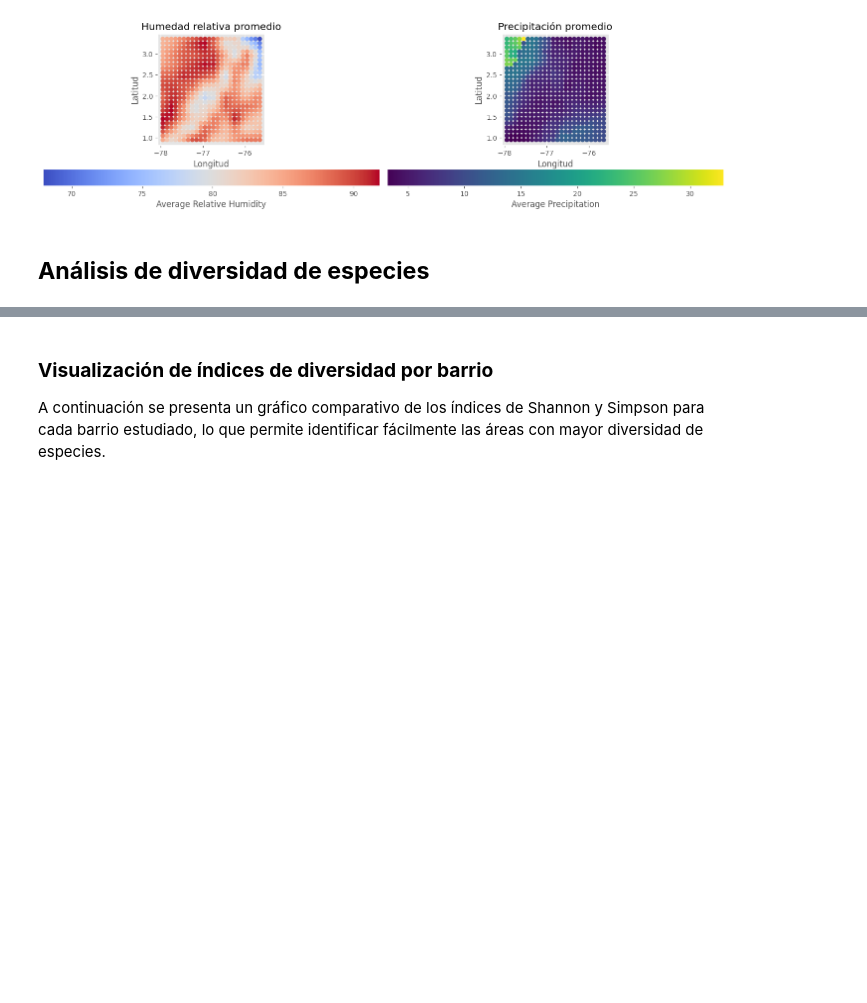
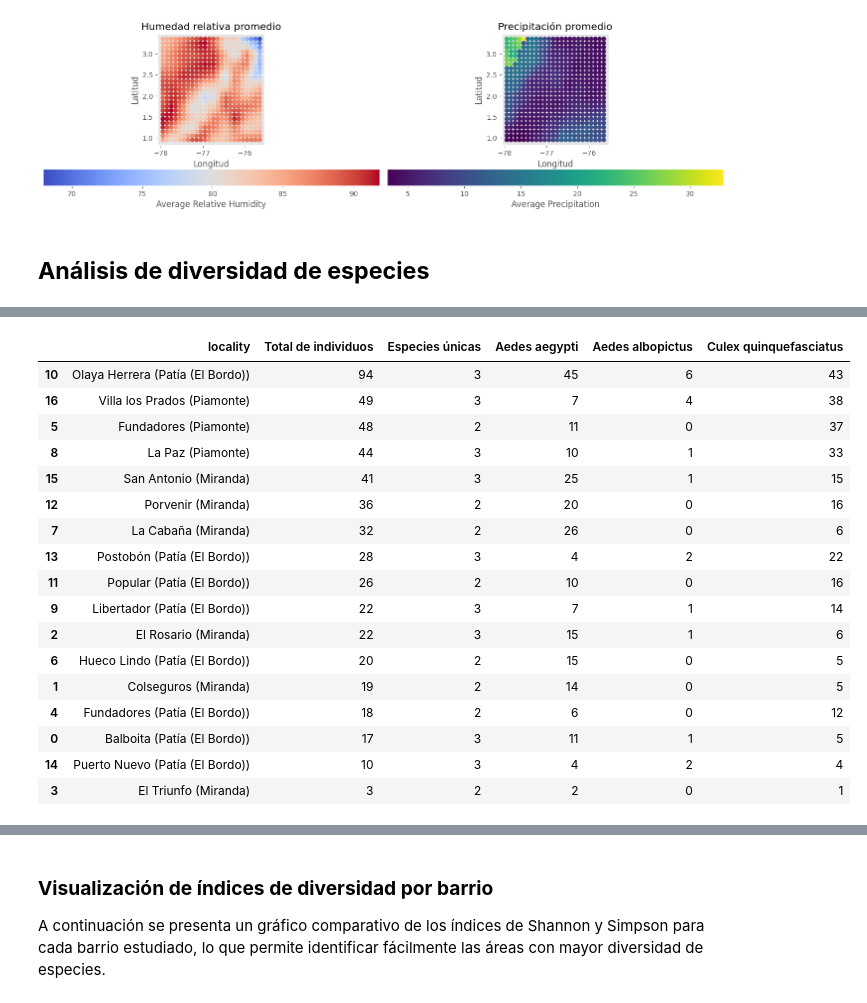
Before and after one commit to Zaprovic/bootcamp-data-analysis, a Jupyter notebook: src/dengue.ipynb, the cells around one changed output, grey strips where cells are left out. Drawn from its saved outputs; the diff is of its cells as text; code cells hidden in the pictures; blank space fills up the shorter version.

```diff
--- a/src/dengue.ipynb
+++ b/src/dengue.ipynb
@@ -242,0 +171,88 @@ display(sdff)
+# %%
+import re
+
+# Create the base location_diversity with summary statistics
+location_diversity = df_entomologico.groupby('locality').agg({
+    'individualCount': 'count',
+    'scientificName': pd.Series.nunique
+}).reset_index().rename(columns={
+    'individualCount': 'Total de individuos',
+    'scientificName': 'Especies únicas',
+})
+
+# Standardize the locality names
+location_diversity['locality'] = location_diversity['locality'].str.replace(
+    r'^Casa ubicada en el barrio (.+) de (.+)$', r'\1 (\2)',
+    regex=True
+)
+
+# Create a pivot table with counts for each species at each location
+species_pivot = df_entomologico.pivot_table(
+    index='locality',
+    columns='scientificName',
+    values='individualCount',
+    aggfunc='count',
+    fill_value=0
+)
+
+# Apply the same locality name standardization to the pivot table
+species_pivot.index = species_pivot.index.str.replace(
+    r'^Casa ubicada en el barrio (.+) de (.+)$', r'\1 (\2)',
+    regex=True
+)
+
+# Reset index to prepare for merge
+species_pivot = species_pivot.reset_index()
+
+# Merge the two DataFrames
+location_diversity = location_diversity.merge(species_pivot, on='locality')
+
+# # Continue with the rest of your code unchanged
+# diversity_indices = []
+
+# for location in df_entomologico['locality'].unique():
+#     location_data = df_entomologico[df_entomologico['locality'] == location]
+#     species_counts = location_data.groupby('scientificName')['individualCount'].sum()
+#     total = species_counts.sum()
+
+#     diversity_indices.append({
+#         'Localidad': re.sub(
+#             r'^Casa ubicada en el barrio (.+) de (.+)$',
+#             r'\1 (\2)',
+#             location
+#         ),
+#         'Conteo de especies': len(species_counts),
+#         'Total de ejemplares': total
+#     })
+
+# dff = pd.DataFrame(diversity_indices).rename(columns={
+#     'Conteo de especies': 'Conteo de especies unicas',
+# })
+
+# # Extract Barrio and Municipio
+# dff['Barrio'] = dff['Localidad'].str.extract(r'(.+) \(', expand=False).str.strip()
+# dff['Municipio'] = dff['Localidad'].str.extract(r'\((.+)\)', expand=False).str.strip()
+
+# # Remove the original Localidad column
+# dff = dff.drop(columns=['Localidad']).sort_values('Total de ejemplares', ascending=False)
+
+location_diversity.sort_values('Total de individuos', ascending=False)
+# %% [output]
+|  | locality | Total de individuos | Especies únicas | Aedes aegypti | Aedes albopictus | Culex quinquefasciatus |
+| 10 | Olaya Herrera (Patía (El Bordo)) | 94 | 3 | 45 | 6 | 43 |
+| 16 | Villa los Prados (Piamonte) | 49 | 3 | 7 | 4 | 38 |
+| 5 | Fundadores (Piamonte) | 48 | 2 | 11 | 0 | 37 |
+| 8 | La Paz (Piamonte) | 44 | 3 | 10 | 1 | 33 |
+| 15 | San Antonio (Miranda) | 41 | 3 | 25 | 1 | 15 |
+| 12 | Porvenir (Miranda) | 36 | 2 | 20 | 0 | 16 |
+| 7 | La Cabaña (Miranda) | 32 | 2 | 26 | 0 | 6 |
+| 13 | Postobón (Patía (El Bordo)) | 28 | 3 | 4 | 2 | 22 |
+| 11 | Popular (Patía (El Bordo)) | 26 | 2 | 10 | 0 | 16 |
+| 9 | Libertador (Patía (El Bordo)) | 22 | 3 | 7 | 1 | 14 |
+| 2 | El Rosario (Miranda) | 22 | 3 | 15 | 1 | 6 |
+| 6 | Hueco Lindo (Patía (El Bordo)) | 20 | 2 | 15 | 0 | 5 |
+| 1 | Colseguros (Miranda) | 19 | 2 | 14 | 0 | 5 |
+| 4 | Fundadores (Patía (El Bordo)) | 18 | 2 | 6 | 0 | 12 |
+| 0 | Balboita (Patía (El Bordo)) | 17 | 3 | 11 | 1 | 5 |
+| 14 | Puerto Nuevo (Patía (El Bordo)) | 10 | 3 | 4 | 2 | 4 |
+| 3 | El Triunfo (Miranda) | 3 | 2 | 2 | 0 | 1 |
```
Also changed, not shown: parts of 9 cells of this notebook.
